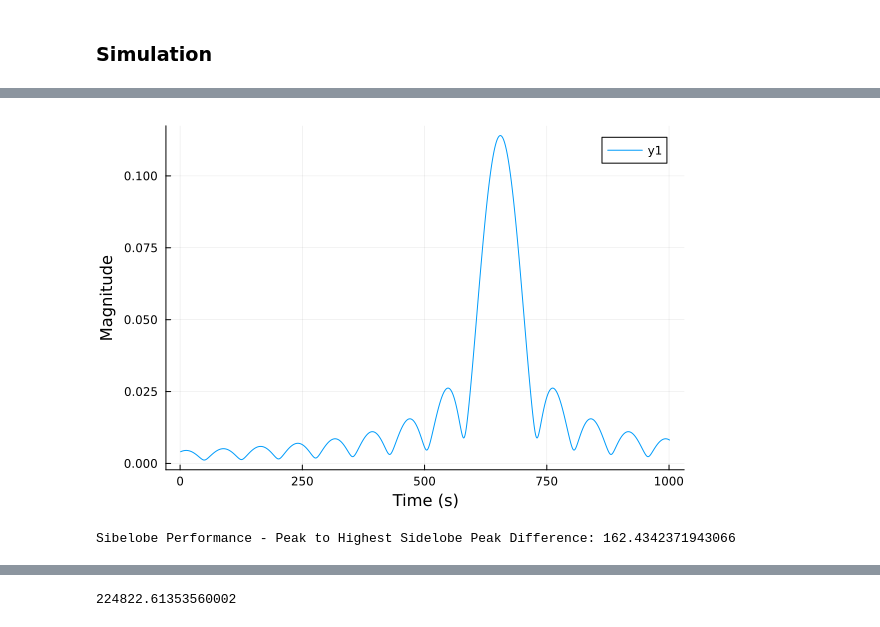
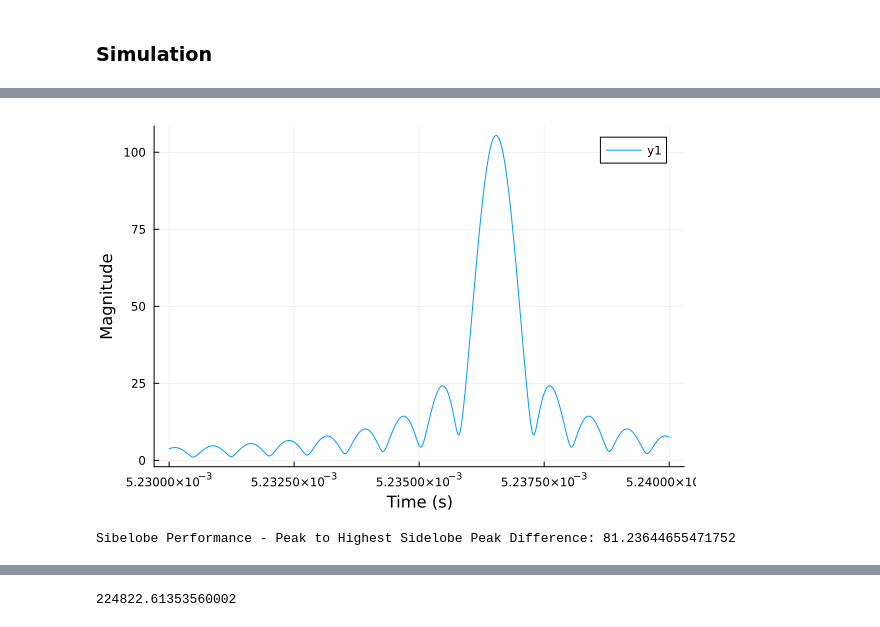
Before and after one commit to WPI-5G/radarSim, a Jupyter notebook: sim.ipynb, the cells around one changed output, grey strips where cells are left out. Drawn from its saved outputs; the diff is of its cells as text; code cells hidden in the pictures.

```diff
--- a/sim.ipynb
+++ b/sim.ipynb
@@ -65,19 +65,22 @@ heatmap(spec.time, LinRange(0,samp_rate/2, round(Int, fft_size/2)), spec.power[b
 null, p = single_pulse(samp_rate, prf, τ, β, envelope_type="Rectangular", pulse_type="NOrderPoly", coefficients=coefficients);
 pulse_compression = conv(rx_pulse_train, conj(reverse(p[begin:round(Int, τ*samp_rate)])));
 pulse_compression = pulse_compression[1:length(rx_pulse_train)];
-# %%
-sigPower = abs.(pulse_compression)
-sigPower = sigPower[1:530000]
-plot(sigPower[523000:524000], xguide="Time (s)", yguide="Magnitude")
-# %% [output]
-[figure, removed]
+# %%
+sigPower = abs.(pulse_compression);
+# sigPowerdB = 10*log10.(sqrt.(abs2.(real.(pulse_compression)) .+ abs2.(imag.(pulse_compression))));
+sigPowerdB = 10*log10.(abs2.(pulse_compression));
+sigPower = sigPower[1:265000];
+sigPowerdB = sigPower[1:265000];
+plot(t[261500:262000], sigPowerdB[261500:262000], xguide="Time (s)", yguide="Magnitude")
+# %% [output]
+[figure, added]
 # %%
 peaks = argmaxima(sigPower);
 null, sigPowerMaxPeakIdx = findmax(sigPower);
 peaksPeakIdx = first(findall(x->x==sigPowerMaxPeakIdx, peaks));
 sigPowerSidelobeIdx = peaks[peaksPeakIdx+1];
-sidelobePerformance = sigPower[sigPowerMaxPeakIdx] - sigPower[sigPowerSidelobeIdx];
+sidelobePerformance = sigPowerdB[sigPowerMaxPeakIdx] - sigPowerdB[sigPowerSidelobeIdx];
 println("Sibelobe Performance - Peak to Highest Sidelobe Peak Difference: ", sidelobePerformance)
 # %% [output]
-Sibelobe Performance - Peak to Highest Sidelobe Peak Difference: 162.4342371943066
+Sibelobe Performance - Peak to Highest Sidelobe Peak Difference: 81.23644655471752
 # %%
```
Also changed, not shown: parts of 5 cells of this notebook.
